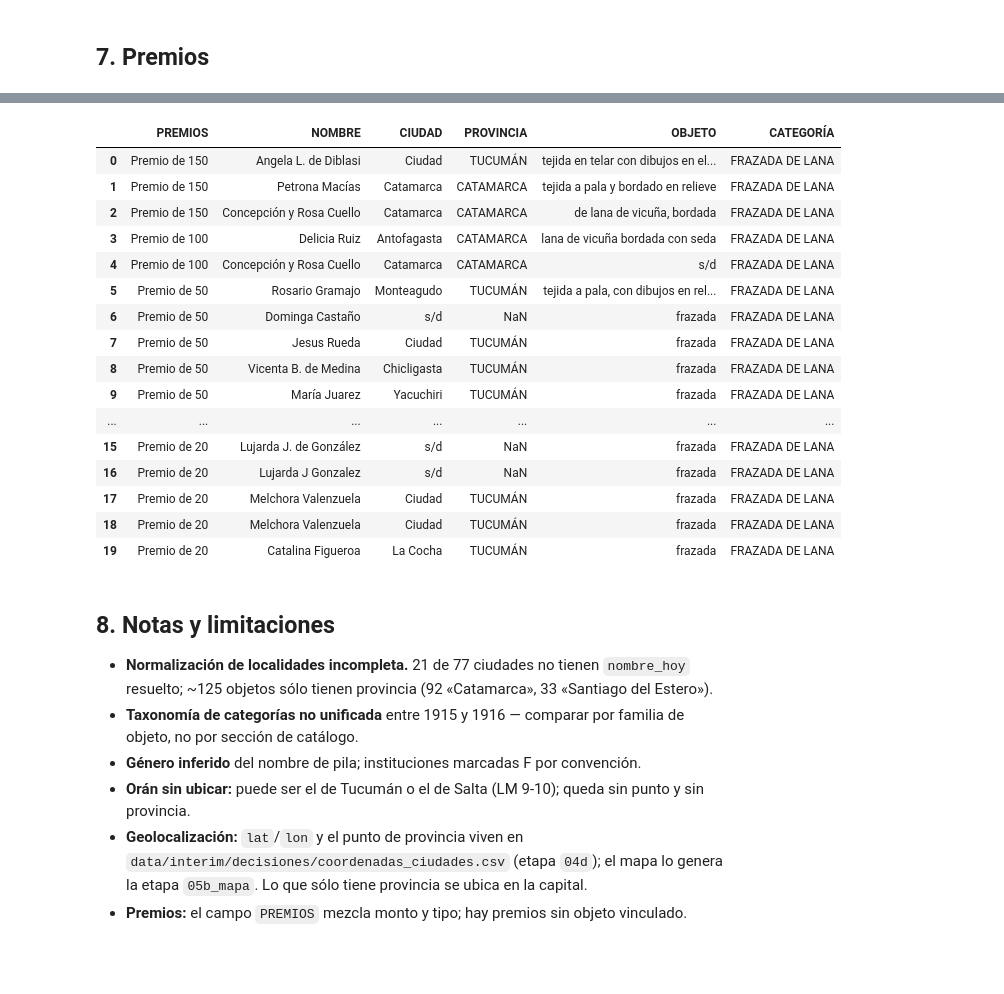
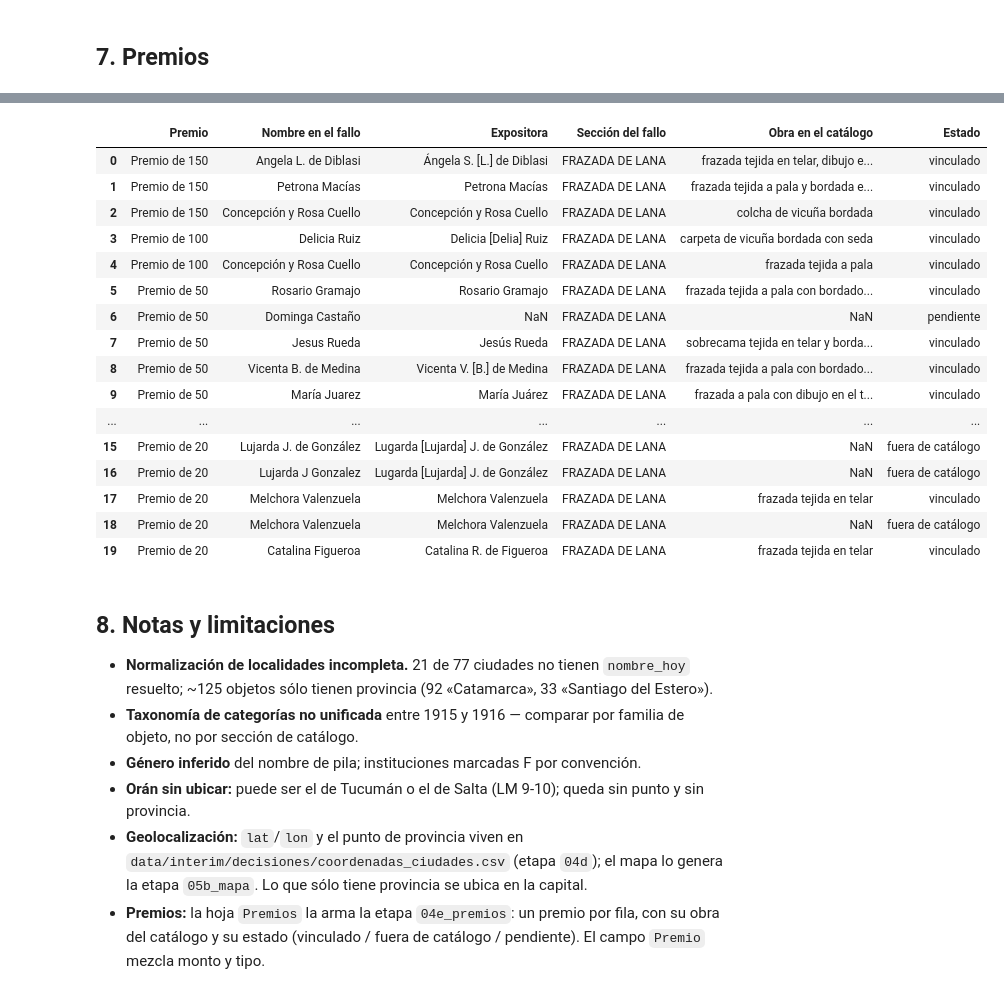
Before and after one commit to jrolandoUnsam/Cartografias-textil-tucuman, a Jupyter notebook: notebooks/04_eda.ipynb, the cells around one changed output, grey strips where cells are left out. Cells and saved outputs as stored; diff of their text form; code cells hidden in the pictures; blank space fills up the shorter version.

```diff
--- a/notebooks/04_eda.ipynb
+++ b/notebooks/04_eda.ipynb
@@ -379,9 +379,9 @@ def prov_premio(p):
     return {'TUCUMAN':'Tucumán','CATAMARCA':'Catamarca','SANTIAGO DEL ESTERO':'Santiago del Estero',
             'SALTA':'Salta','CORDOBA':'Córdoba'}.get(norm_key(p)) if pd.notna(p) else None
 
-premios['prov'] = premios['PROVINCIA'].map(prov_premio)
+premios['prov'] = premios['Provincia en el fallo'].map(prov_premio)
 print('premios registrados:', len(premios))
-print('sin objeto vinculado:', premios['objeto_id'].isna().sum() if 'objeto_id' in premios else 'n/d')
+print(premios['Estado'].value_counts().to_string())
 
 fig, axes = plt.subplots(1, 2, figsize=(11, 4))
 pp = premios.prov.fillna('(sin dato)').value_counts().sort_values()
@@ -389,7 +389,7 @@ axes[0].barh(pp.index, pp.values, color=C15)
 axes[0].set_title('Premios por provincia'); axes[0].grid(axis='y')
 for i, v in enumerate(pp.values): axes[0].text(v, i, f' {v}', va='center', fontsize=9)
 
-pc = premios['CATEGORÍA'].value_counts().head(12).sort_values()
+pc = premios['Sección del fallo'].value_counts().head(12).sort_values()
 axes[1].barh(pc.index, pc.values, color=C16)
 axes[1].set_title('Premios por categoría del fallo'); axes[1].grid(axis='y')
 for i, v in enumerate(pc.values): axes[1].text(v, i, f' {v}', va='center', fontsize=9)
@@ -401,23 +404,23 @@ sin objeto vinculado: 21
 # %%
-premios[['PREMIOS', 'NOMBRE', 'CIUDAD', 'PROVINCIA', 'OBJETO', 'CATEGORÍA']].head(20)
+premios[['Premio', 'Nombre en el fallo', 'Expositora', 'Sección del fallo', 'Obra en el catálogo', 'Estado']].head(20)
 # %% [output]
-|  | PREMIOS | NOMBRE | CIUDAD | PROVINCIA | OBJETO | CATEGORÍA |
-| 0 | Premio de 150 | Angela L. de Diblasi | Ciudad | TUCUMÁN | tejida en telar con dibujos en el... | FRAZADA DE LANA |
-| 1 | Premio de 150 | Petrona Macías | Catamarca | CATAMARCA | tejida a pala y bordado en relieve | FRAZADA DE LANA |
-| 2 | Premio de 150 | Concepción y Rosa Cuello | Catamarca | CATAMARCA | de lana de vicuña, bordada | FRAZADA DE LANA |
-| 3 | Premio de 100 | Delicia Ruiz | Antofagasta | CATAMARCA | lana de vicuña bordada con seda | FRAZADA DE LANA |
-| 4 | Premio de 100 | Concepción y Rosa Cuello | Catamarca | CATAMARCA | s/d | FRAZADA DE LANA |
-| 5 | Premio de 50 | Rosario Gramajo | Monteagudo | TUCUMÁN | tejida a pala, con dibujos en rel... | FRAZADA DE LANA |
-| 6 | Premio de 50 | Dominga Castaño | s/d | NaN | frazada | FRAZADA DE LANA |
-| 7 | Premio de 50 | Jesus Rueda | Ciudad | TUCUMÁN | frazada | FRAZADA DE LANA |
-| 8 | Premio de 50 | Vicenta B. de Medina | Chicligasta | TUCUMÁN | frazada | FRAZADA DE LANA |
-| 9 | Premio de 50 | María Juarez | Yacuchiri | TUCUMÁN | frazada | FRAZADA DE LANA |
+|  | Premio | Nombre en el fallo | Expositora | Sección del fallo | Obra en el catálogo | Estado |
+| 0 | Premio de 150 | Angela L. de Diblasi | Ángela S. [L.] de Diblasi | FRAZADA DE LANA | frazada tejida en telar, dibujo e... | vinculado |
+| 1 | Premio de 150 | Petrona Macías | Petrona Macías | FRAZADA DE LANA | frazada tejida a pala y bordada e... | vinculado |
+| 2 | Premio de 150 | Concepción y Rosa Cuello | Concepción y Rosa Cuello | FRAZADA DE LANA | colcha de vicuña bordada | vinculado |
+| 3 | Premio de 100 | Delicia Ruiz | Delicia [Delia] Ruiz | FRAZADA DE LANA | carpeta de vicuña bordada con seda | vinculado |
+| 4 | Premio de 100 | Concepción y Rosa Cuello | Concepción y Rosa Cuello | FRAZADA DE LANA | frazada tejida a pala | vinculado |
+| 5 | Premio de 50 | Rosario Gramajo | Rosario Gramajo | FRAZADA DE LANA | frazada tejida a pala con bordado... | vinculado |
+| 6 | Premio de 50 | Dominga Castaño | NaN | FRAZADA DE LANA | NaN | pendiente |
+| 7 | Premio de 50 | Jesus Rueda | Jesús Rueda | FRAZADA DE LANA | sobrecama tejida en telar y borda... | vinculado |
+| 8 | Premio de 50 | Vicenta B. de Medina | Vicenta V. [B.] de Medina | FRAZADA DE LANA | frazada tejida a pala con bordado... | vinculado |
+| 9 | Premio de 50 | María Juarez | María Juárez | FRAZADA DE LANA | frazada a pala con dibujo en el t... | vinculado |
 | ... | ... | ... | ... | ... | ... | ... |
-| 15 | Premio de 20 | Lujarda J. de González | s/d | NaN | frazada | FRAZADA DE LANA |
-| 16 | Premio de 20 | Lujarda J Gonzalez | s/d | NaN | frazada | FRAZADA DE LANA |
-| 17 | Premio de 20 | Melchora Valenzuela | Ciudad | TUCUMÁN | frazada | FRAZADA DE LANA |
-| 18 | Premio de 20 | Melchora Valenzuela | Ciudad | TUCUMÁN | frazada | FRAZADA DE LANA |
-| 19 | Premio de 20 | Catalina Figueroa | La Cocha | TUCUMÁN | frazada | FRAZADA DE LANA |
+| 15 | Premio de 20 | Lujarda J. de González | Lugarda [Lujarda] J. de González | FRAZADA DE LANA | NaN | fuera de catálogo |
+| 16 | Premio de 20 | Lujarda J Gonzalez | Lugarda [Lujarda] J. de González | FRAZADA DE LANA | NaN | fuera de catálogo |
+| 17 | Premio de 20 | Melchora Valenzuela | Melchora Valenzuela | FRAZADA DE LANA | frazada tejida en telar | vinculado |
+| 18 | Premio de 20 | Melchora Valenzuela | Melchora Valenzuela | FRAZADA DE LANA | NaN | fuera de catálogo |
+| 19 | Premio de 20 | Catalina Figueroa | Catalina R. de Figueroa | FRAZADA DE LANA | frazada tejida en telar | vinculado |
 # %% [markdown]
 ## 8. Notas y limitaciones
 
@@ -430,4 +433,4 @@ premios[['PREMIOS', 'NOMBRE', 'CIUDAD', 'PROVINCIA', 'OBJETO', 'CATEGORÍA']].he
 - **Geolocalización:** `lat`/`lon` y el punto de provincia viven en
   `data/interim/decisiones/coordenadas_ciudades.csv` (etapa `04d`); el mapa lo genera
   la etapa `05b_mapa`. Lo que sólo tiene provincia se ubica en la capital.
-- **Premios:** el campo `PREMIOS` mezcla monto y tipo; hay premios sin objeto vinculado.
+- **Premios:** la hoja `Premios` la arma la etapa `04e_premios`: un premio por fila, con su obra del catálogo y su estado (vinculado / fuera de catálogo / pendiente). El campo `Premio` mezcla monto y tipo.
```
Also changed, not shown: parts of 8 cells of this notebook, 30 other files.
